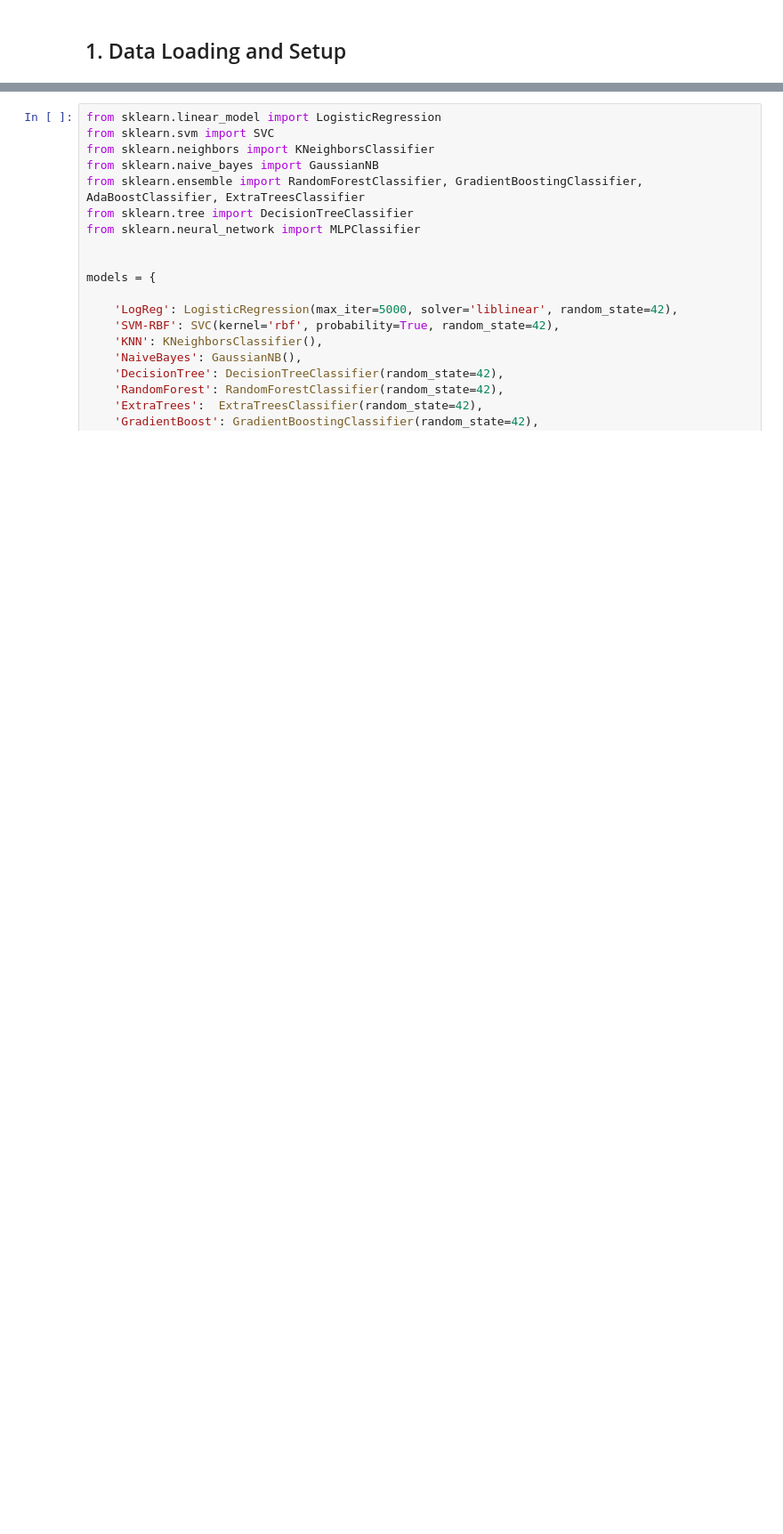
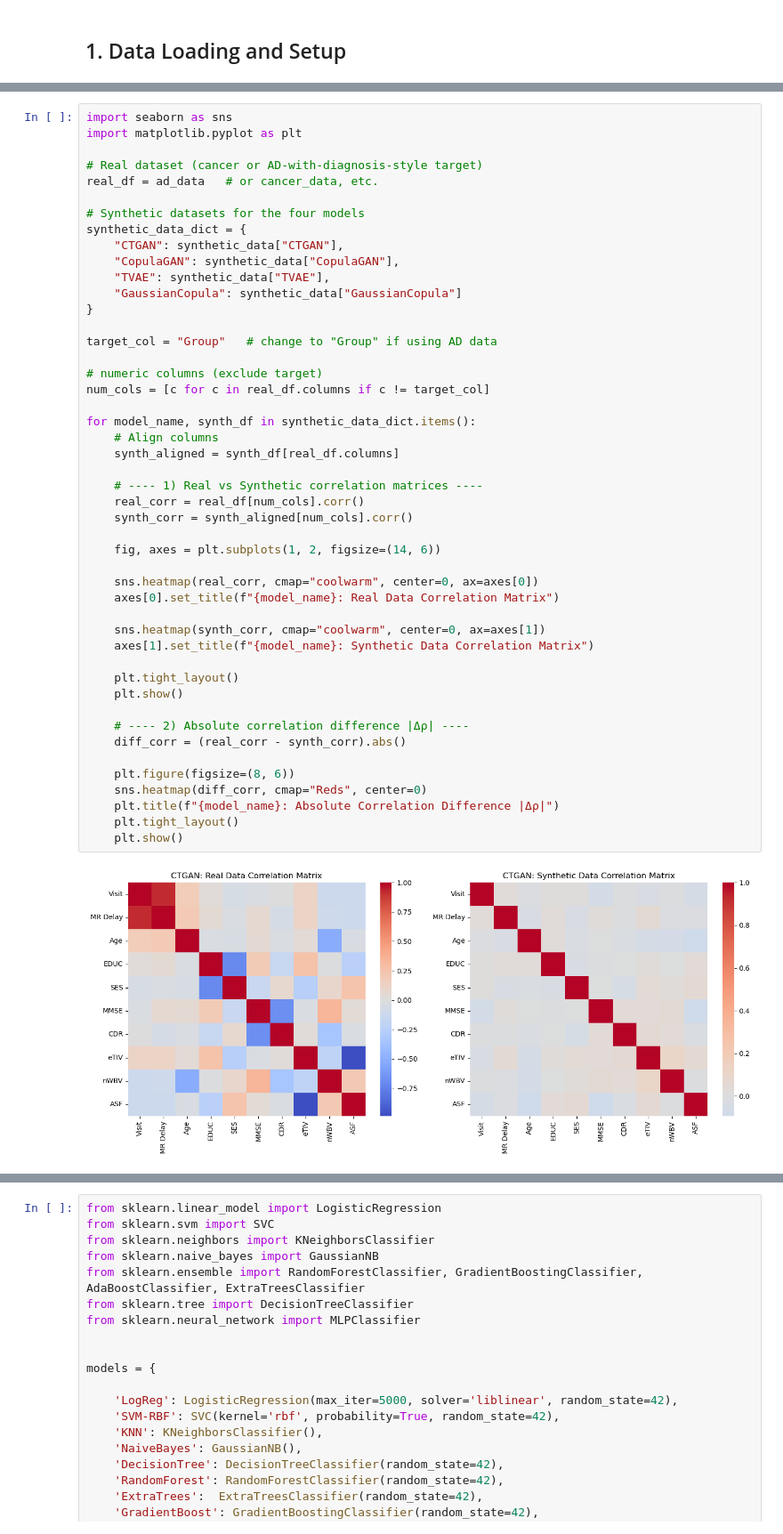
Before and after one commit to bdsul/Synthetic-data_Audit, a Jupyter notebook: Notebooks/notebook_ad_dataset.ipynb, the cells around one changed output, grey strips where cells are left out. Shown at 89% size. Saved outputs shown, nothing was run; the diff lists cells and outputs as text; blank space fills up the shorter version.

```diff
--- a/Notebooks/notebook_ad_dataset.ipynb
+++ b/Notebooks/notebook_ad_dataset.ipynb
@@ -1575,0 +1497,49 @@ TVAE - Two-Sample Classifier Accuracy: 0.9538834951456311
+# %%
+import seaborn as sns
+import matplotlib.pyplot as plt
+
+# Real dataset (cancer or AD-with-diagnosis-style target)
+real_df = ad_data   # or cancer_data, etc.
+
+# Synthetic datasets for the four models
+synthetic_data_dict = {
+    "CTGAN": synthetic_data["CTGAN"],
+    "CopulaGAN": synthetic_data["CopulaGAN"],
+    "TVAE": synthetic_data["TVAE"],
+    "GaussianCopula": synthetic_data["GaussianCopula"]
+}
+
+target_col = "Group"   # change to "Group" if using AD data
+
+# numeric columns (exclude target)
+num_cols = [c for c in real_df.columns if c != target_col]
+
+for model_name, synth_df in synthetic_data_dict.items():
+    # Align columns
+    synth_aligned = synth_df[real_df.columns]
+
+    # ---- 1) Real vs Synthetic correlation matrices ----
+    real_corr = real_df[num_cols].corr()
+    synth_corr = synth_aligned[num_cols].corr()
+
+    fig, axes = plt.subplots(1, 2, figsize=(14, 6))
+
+    sns.heatmap(real_corr, cmap="coolwarm", center=0, ax=axes[0])
+    axes[0].set_title(f"{model_name}: Real Data Correlation Matrix")
+
+    sns.heatmap(synth_corr, cmap="coolwarm", center=0, ax=axes[1])
+    axes[1].set_title(f"{model_name}: Synthetic Data Correlation Matrix")
+
+    plt.tight_layout()
+    plt.show()
+
+    # ---- 2) Absolute correlation difference |Δρ| ----
+    diff_corr = (real_corr - synth_corr).abs()
+
+    plt.figure(figsize=(8, 6))
+    sns.heatmap(diff_corr, cmap="Reds", center=0)
+    plt.title(f"{model_name}: Absolute Correlation Difference |Δρ|")
+    plt.tight_layout()
+    plt.show()
+# %% [output]
+[figure, added]
```
Also changed, not shown: parts of 148 cells of this notebook, 12 other files.
